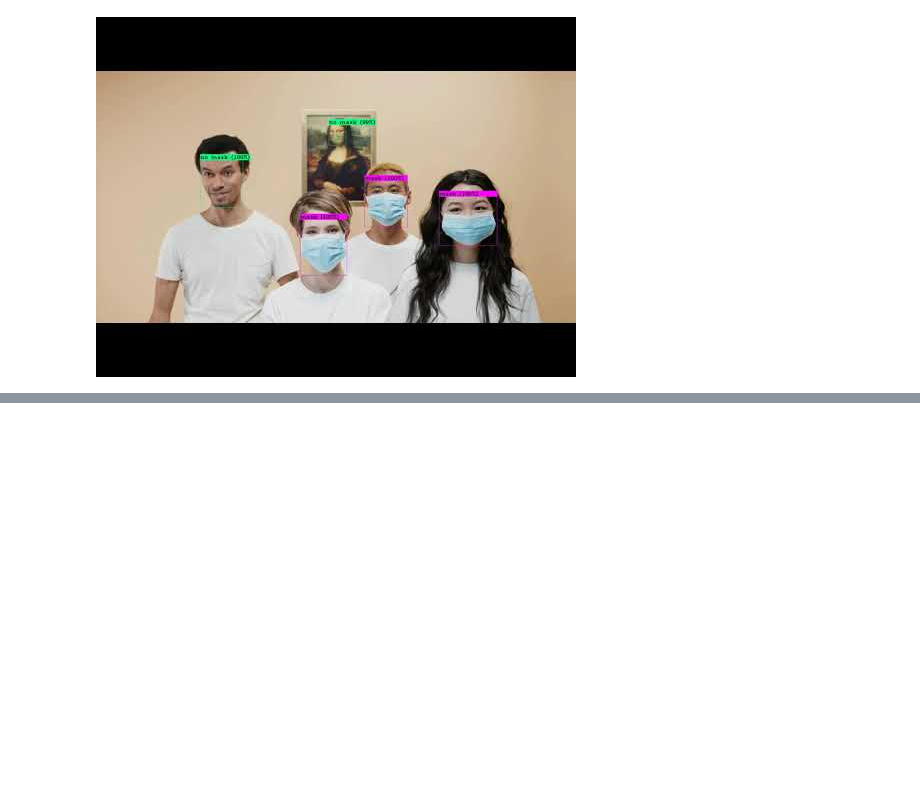
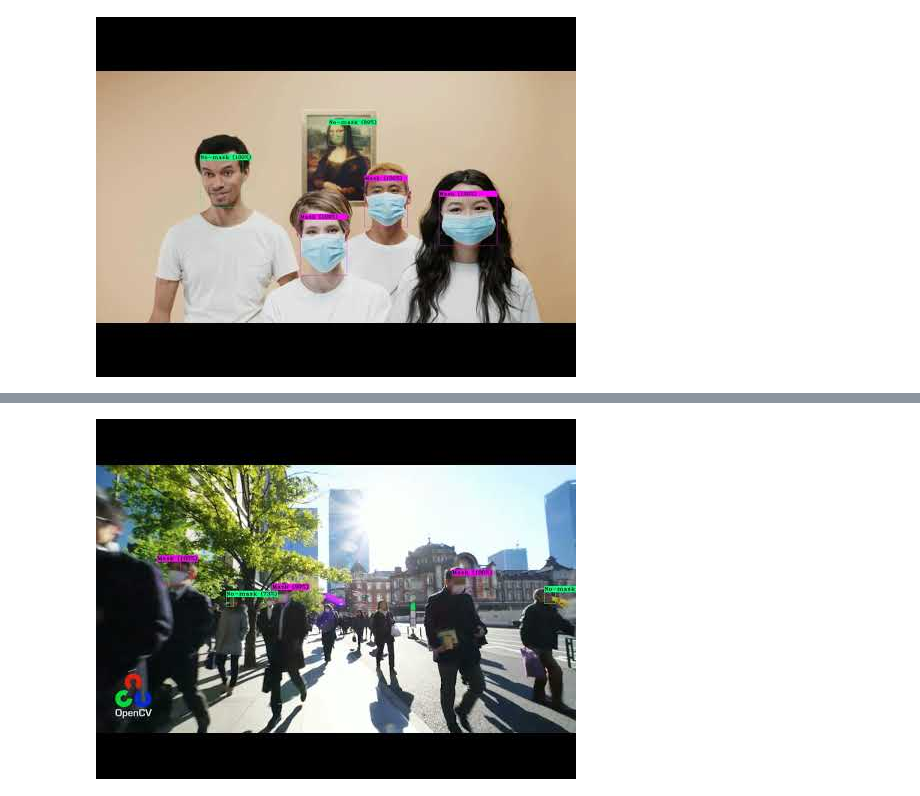
Before and after one commit to rockfirehan/MaskDetection, a Jupyter notebook: yolo4_FaceMaskDetection_1.ipynb, the cells around one changed output, grey strips where cells are left out. Cells and saved outputs as stored; diff of their text form; code cells hidden in the pictures; blank space fills up the shorter version.

```diff
--- a/yolo4_FaceMaskDetection_1.ipynb
+++ b/yolo4_FaceMaskDetection_1.ipynb
@@ -193,0 +214,6 @@ display(video)
+# %%
+#https://youtu.be/712ts3daoVQ
+video = YouTubeVideo("712ts3daoVQ", width=640, height=360)
+display(video)
+# %% [output]
+[figure, added]
```
Also changed, not shown: parts of 3 cells of this notebook.
